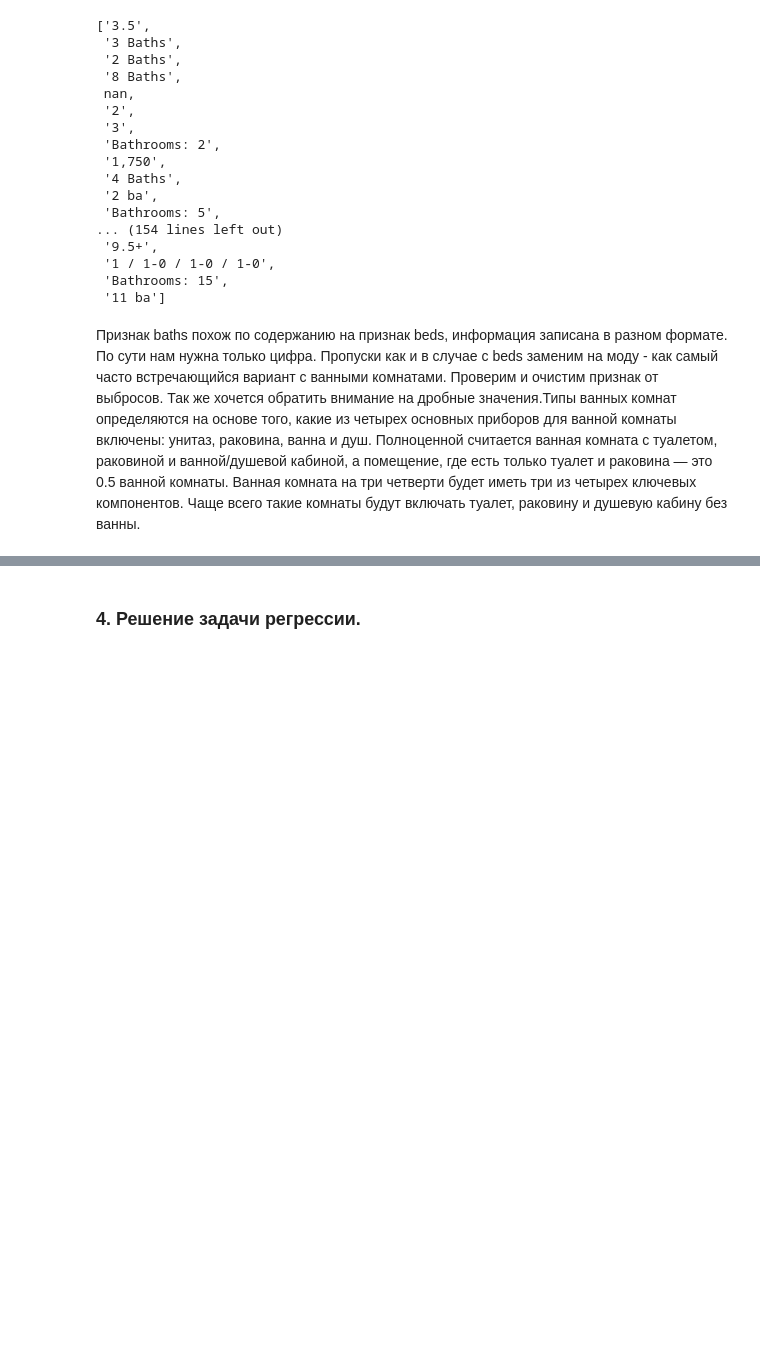
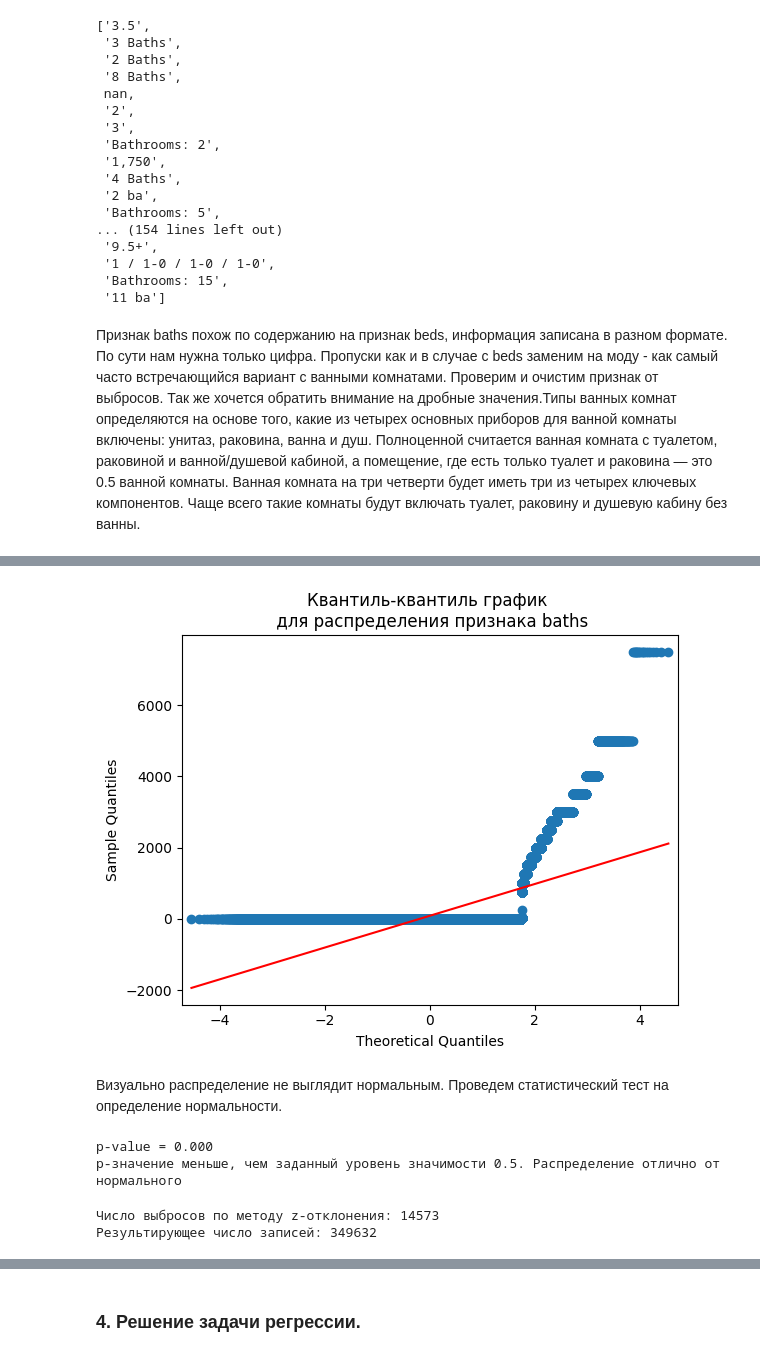
Before and after one commit to LNarnia/IDE_new, a Jupyter notebook: Skillfactory/final_project/project.ipynb, the cells around one changed output, grey strips where cells are left out. Cells and saved outputs as stored; diff of their text form; code cells hidden in the pictures; blank space fills up the shorter version.

```diff
--- a/Skillfactory/final_project/project.ipynb
+++ b/Skillfactory/final_project/project.ipynb
@@ -936,0 +955,26 @@ data['baths'].unique().tolist()
+# %%
+qqplot(data.baths, line='s')
+plt.title('Квантиль-квантиль график \n для распределения признака baths')
+plt.show()
+# %% [output]
+[figure, added]
+# %% [markdown]
+Визуально распределение не выглядит нормальным. Проведем статистический тест на определение нормальности.
+# %%
+alpha=0.5
+_,p = stats.normaltest(data['baths'])
+print('p-value = %.3f'%(p))
+if p <= alpha:
+    print('p-значение меньше, чем заданный уровень значимости {:.1f}. Распределение отлично от нормального'.format(alpha))
+else:
+    print('p-значение больше, чем заданный уровень значимости {:.1f}. Распределение является нормальным'.format(alpha))
+# %% [output]
+p-value = 0.000
+p-значение меньше, чем заданный уровень значимости 0.5. Распределение отлично от нормального
+# %%
+outliers, data = outliers_z_score(data, 'baths', log_scale=True)
+print(f'Число выбросов по методу z-отклонения: {outliers.shape[0]}')
+print(f'Результирующее число записей: {data.shape[0]}')
+# %% [output]
+Число выбросов по методу z-отклонения: 14573
+Результирующее число записей: 349632
```
Also changed, not shown: parts of 28 cells of this notebook, 1 other file.
